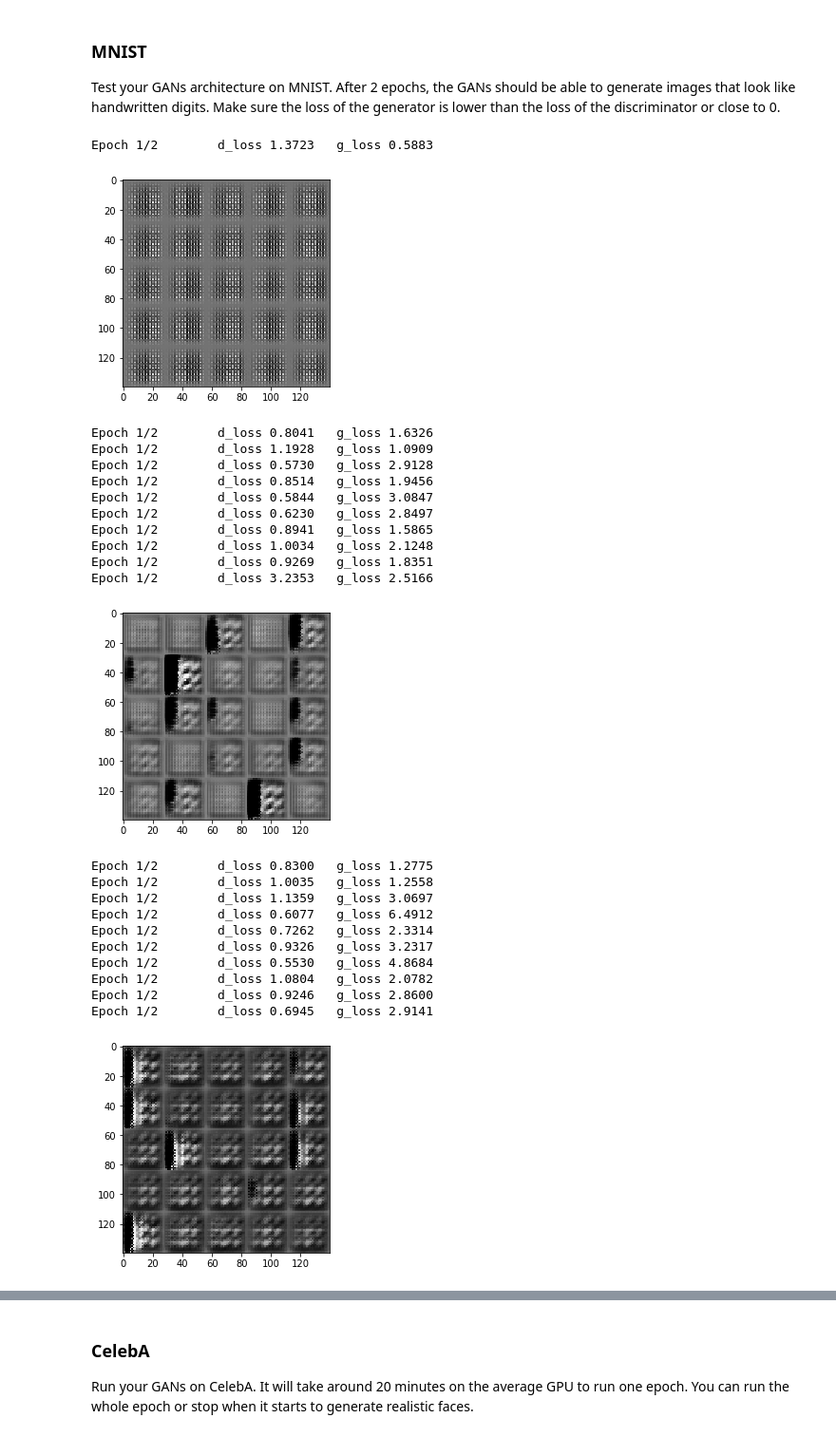
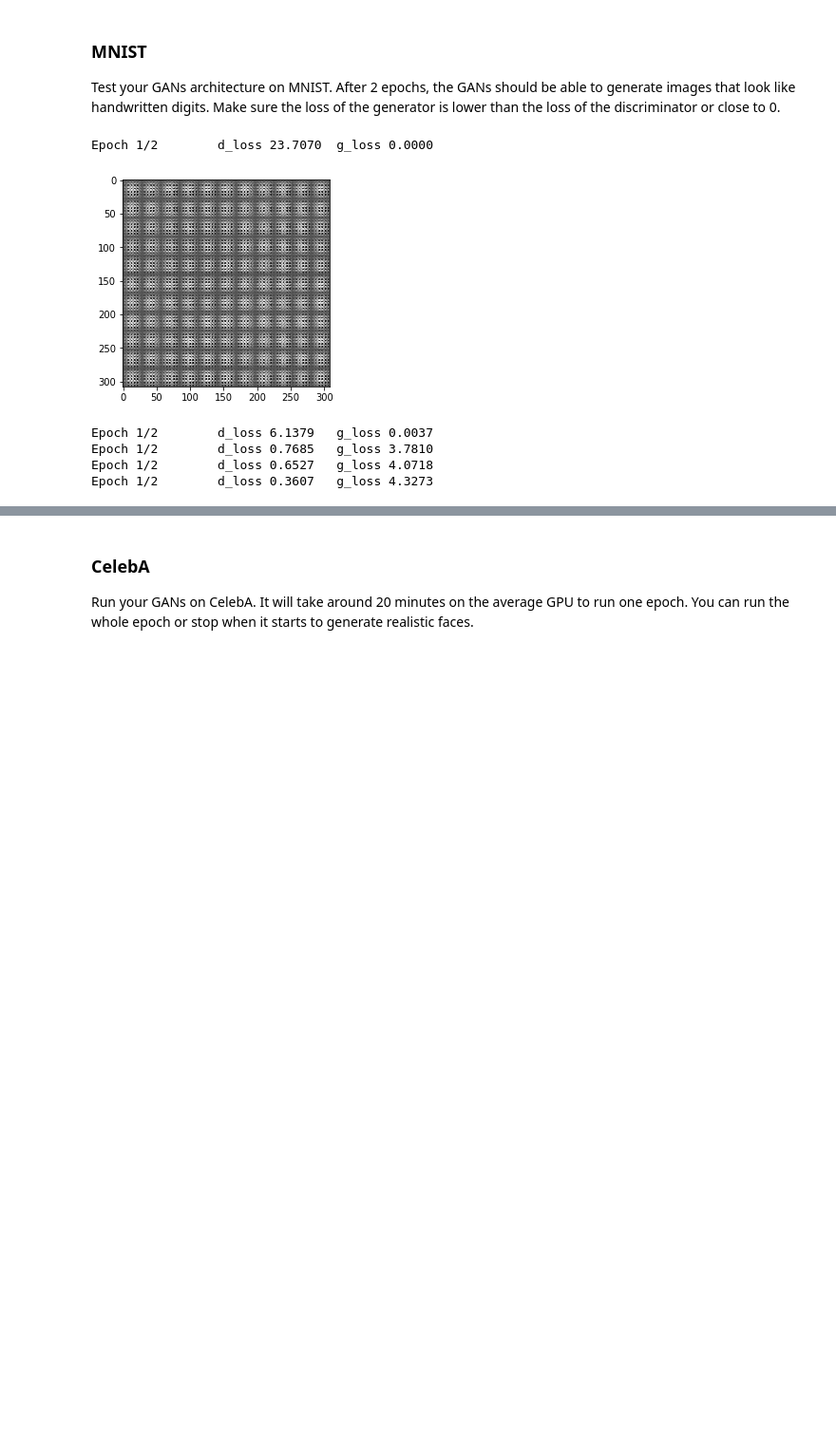
Before and after one commit to racersmith/DLFND, a Jupyter notebook: face_generation/dlnd_face_generation.ipynb, the cells around one changed output, grey strips where cells are left out. Shown at 95% size. Saved outputs shown, nothing was run; the diff lists cells and outputs as text; code cells hidden in the pictures; blank space fills up the shorter version.

Commit message:
Corrected input image scaling - input image range was +/-0.5 and expected +/-1.0 - adjustments to network size

```diff
--- a/face_generation/dlnd_face_generation.ipynb
+++ b/face_generation/dlnd_face_generation.ipynb
@@ -137,10 +137,10 @@ Implement `discriminator` to create a discriminator neural network that discrimi
 from tensorflow.python.layers import utils
 
 
-d_filters = [64, 128, 256, 512]
-d_kernels = [3, 3, 3, 3]
-d_strides = [1, 1, 2, 2]
-d_padding = ['valid', 'valid', 'same', 'same']
+d_filters = [64, 128, 256]
+d_kernels = [5, 5, 5]
+d_strides = [2, 2, 2]
+d_padding = ['same', 'same', 'same']
 w = 28
 print("{}x{}x{}".format(w,w,'channels'))
 for f, k, s, p in zip(d_filters, d_kernels, d_strides, d_padding):
@@ -274,20 +286,26 @@ def model_loss(input_real, input_z, out_channel_dim):
     :return: A tuple of (discriminator loss, generator loss)
     """
 
-    smooth = 0.01
-
-    d_logits_real = discriminator(input_real, reuse=False)
-    real_labels = (1-smooth) * tf.ones_like(d_logits_real)
-    d_loss_real = tf.reduce_mean(tf.nn.sigmoid_cross_entropy_with_logits(logits=d_logits_real, labels=real_labels))
+    smooth = 0.1
 
     input_fake = generator(input_z, out_channel_dim, is_train=True)
+    d_model_real, d_logits_real = discriminator(input_real, reuse=False)
+    d_model_fake, d_logits_fake = discriminator(input_fake, reuse=True)
 
-    d_logits_fake = discriminator(input_fake, reuse=True)
-    fake_labels = tf.zeros_like(d_logits_fake)
-    d_loss_fake = tf.reduce_mean(tf.nn.sigmoid_cross_entropy_with_logits(logits=d_logits_fake, labels=fake_labels))
+    real_labels = tf.ones_like(d_model_real)
+    fake_labels = tf.zeros_like(d_model_fake)
 
-    d_loss = d_loss_fake + d_loss_real
-    g_loss = tf.reduce_mean(tf.nn.sigmoid_cross_entropy_with_logits(logits=d_logits_fake, labels=real_labels))
+    # Discriminator loss on real images
+    d_loss = tf.reduce_mean(tf.nn.sigmoid_cross_entropy_with_logits(logits=d_logits_real,
+                                                                    labels=(1-smooth) * real_labels))
+
+    # Discriminator loss on fake images
+    d_loss += tf.reduce_mean(tf.nn.sigmoid_cross_entropy_with_logits(logits=d_logits_fake,
+                                                                     labels=fake_labels))
+
+    # Generator loss
+    g_loss = tf.reduce_mean(tf.nn.sigmoid_cross_entropy_with_logits(logits=d_logits_fake,
+                                                                    labels=real_labels))
 
     return d_loss, g_loss
 
@@ -382,8 +400,6 @@ def train(epoch_count, batch_size, z_dim, learning_rate, beta1, get_batches, dat
     print_every = 10
     plot_every = 100
 
-#     saver = tf.train.Saver()
-
     # Build Model
     input_real, input_z, lr = model_inputs(*data_shape[1:], z_dim)
     d_loss, g_loss = model_loss(input_real, input_z, data_shape[-1])
@@ -394,8 +410,11 @@ def train(epoch_count, batch_size, z_dim, learning_rate, beta1, get_batches, dat
         batch_i = 0
         for epoch_i in range(epoch_count):
             for batch_images in get_batches(batch_size):
+                # Rescale data range from +/-0.5 to +/-1.0
+                batch_images *= 2
 
-                z_batch = np.random.uniform(-1, 1, [batch_size, z_dim])
+                z_batch = np.random.uniform(-1.0, 1.0, [batch_size, z_dim])
+
                 _ = sess.run(d_train_opt, feed_dict={input_real: batch_images,
                                                      input_z: z_batch,
                                                      lr: learning_rate})
@@ -419,4 +438,3 @@ def train(epoch_count, batch_size, z_dim, learning_rate, beta1, get_batches, dat
 
         # Final generator result
         show_generator_output(sess, batch_size, input_z, data_shape[-1], data_image_mode)
-#         saver.save(sess, './checkpoints/generator_{}.ckpt'.format(data_image_mode))
@@ -429,44 +453,26 @@ mnist_dataset.shape
 ### MNIST
 Test your GANs architecture on MNIST.  After 2 epochs, the GANs should be able to generate images that look like handwritten digits.  Make sure the loss of the generator is lower than the loss of the discriminator or close to 0.
 # %%
-batch_size = 32
+batch_size = 128
 z_dim = 100
 learning_rate = 0.001
 beta1 = 0.5
 
 
 """
 DON'T MODIFY ANYTHING IN THIS CELL THAT IS BELOW THIS LINE
 """
 epochs = 2
 
 mnist_dataset = helper.Dataset('mnist', glob(os.path.join(data_dir, 'mnist/*.jpg')))
 
 with tf.Graph().as_default():
     train(epochs, batch_size, z_dim, learning_rate, beta1, mnist_dataset.get_batches,
           mnist_dataset.shape, mnist_dataset.image_mode)
 # %% [output]
-Epoch 1/2        d_loss 1.3723   g_loss 0.5883
+Epoch 1/2        d_loss 23.7070  g_loss 0.0000
-[figure, old version]
+[figure, new version]
-Epoch 1/2        d_loss 0.8041   g_loss 1.6326
-Epoch 1/2        d_loss 1.1928   g_loss 1.0909
-Epoch 1/2        d_loss 0.5730   g_loss 2.9128
-Epoch 1/2        d_loss 0.8514   g_loss 1.9456
-Epoch 1/2        d_loss 0.5844   g_loss 3.0847
-Epoch 1/2        d_loss 0.6230   g_loss 2.8497
-Epoch 1/2        d_loss 0.8941   g_loss 1.5865
-Epoch 1/2        d_loss 1.0034   g_loss 2.1248
-Epoch 1/2        d_loss 0.9269   g_loss 1.8351
-Epoch 1/2        d_loss 3.2353   g_loss 2.5166
+Epoch 1/2        d_loss 6.1379   g_loss 0.0037
+Epoch 1/2        d_loss 0.7685   g_loss 3.7810
+Epoch 1/2        d_loss 0.6527   g_loss 4.0718
+Epoch 1/2        d_loss 0.3607   g_loss 4.3273
-[figure, removed]
-Epoch 1/2        d_loss 0.8300   g_loss 1.2775
-Epoch 1/2        d_loss 1.0035   g_loss 1.2558
-Epoch 1/2        d_loss 1.1359   g_loss 3.0697
-Epoch 1/2        d_loss 0.6077   g_loss 6.4912
-Epoch 1/2        d_loss 0.7262   g_loss 2.3314
-Epoch 1/2        d_loss 0.9326   g_loss 3.2317
-Epoch 1/2        d_loss 0.5530   g_loss 4.8684
-Epoch 1/2        d_loss 1.0804   g_loss 2.0782
-Epoch 1/2        d_loss 0.9246   g_loss 2.8600
-Epoch 1/2        d_loss 0.6945   g_loss 2.9141
-[figure, removed]
```
Also changed, not shown: parts of 9 cells of this notebook.
